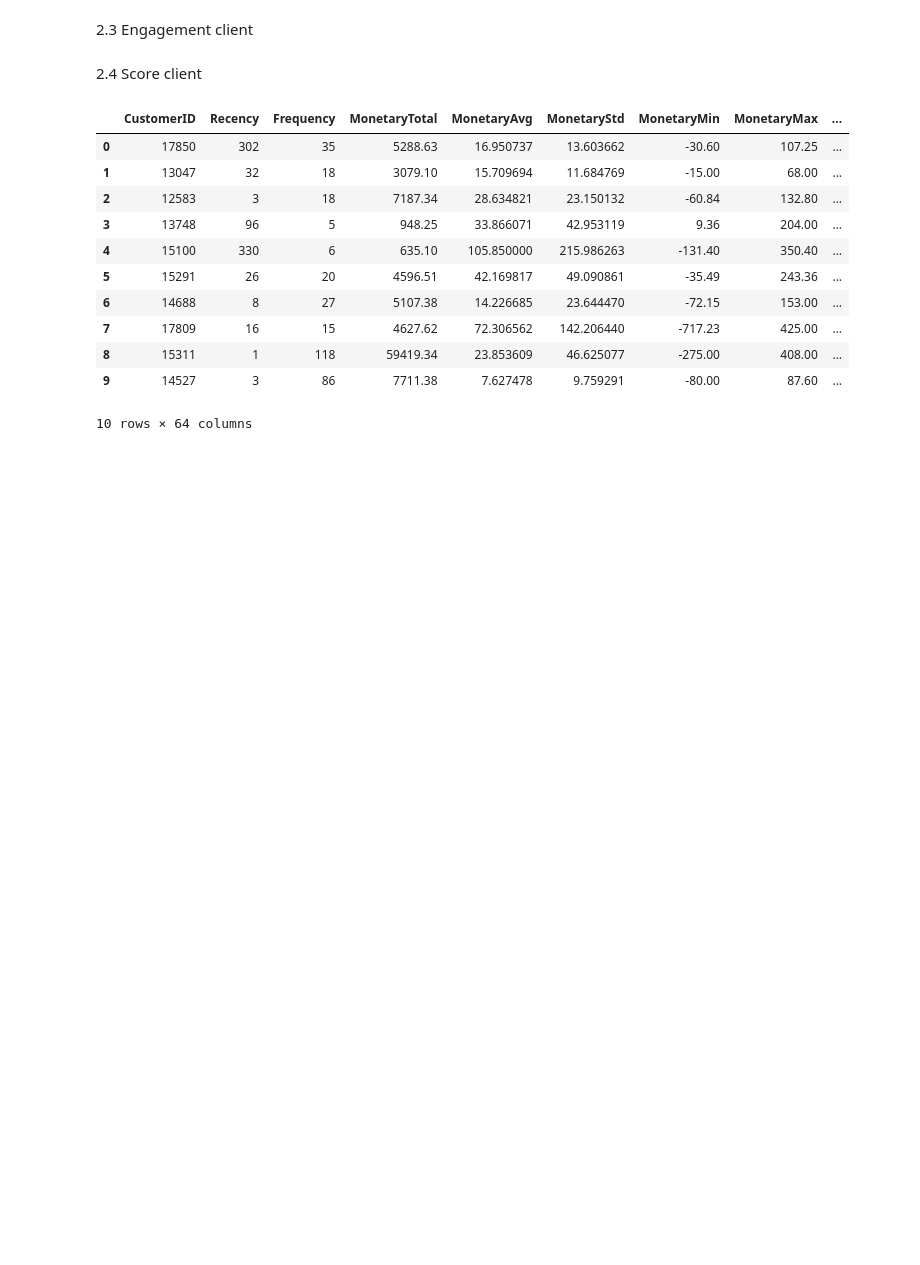
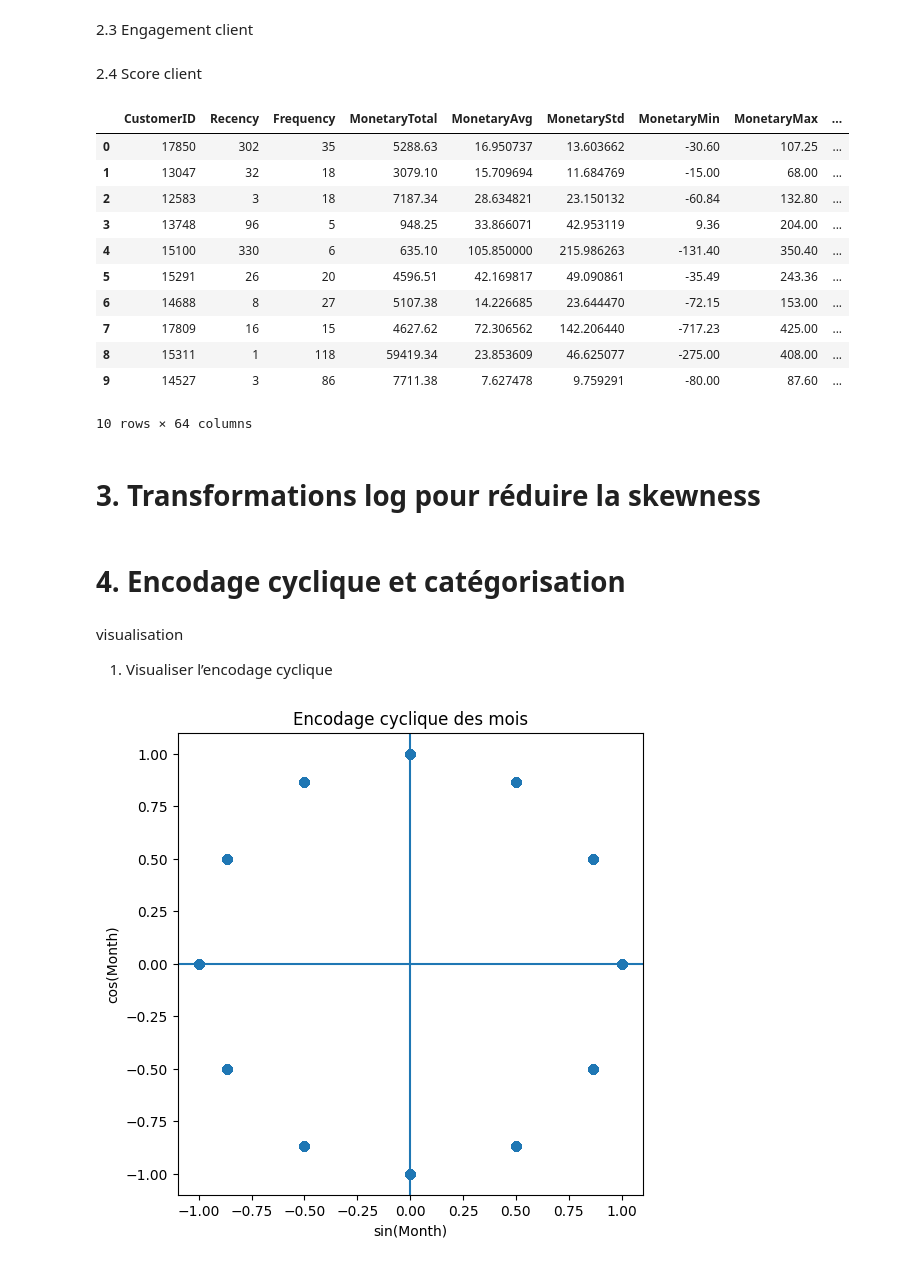
Before and after one commit to ram03roum/projetML, a Jupyter notebook: notebooks/03_feature_engeneering.ipynb, the cells around one changed output. Cells and saved outputs as stored; diff of their text form; code cells hidden in the pictures; blank space fills up the shorter version.

```diff
--- a/notebooks/03_feature_engeneering.ipynb
+++ b/notebooks/03_feature_engeneering.ipynb
@@ -171,3 +158,50 @@ df.head(10)
 | 8 | 15311 | 1 | 118 | 59419.34 | 23.853609 | 46.625077 | -275.00 | 408.00 | ... |
 | 9 | 14527 | 3 | 86 | 7711.38 | 7.627478 | 9.759291 | -80.00 | 87.60 | ... |
 10 rows × 64 columns
+# %% [markdown]
+# 3. Transformations log pour réduire la skewness
+# %%
+log_features = ['MonetaryPerDay','AvgBasketValue','ReturnImpact']
+for col in log_features:
+    df[col + '_log'] = np.log1p(df[col])
+# %% [markdown]
+# 4. Encodage cyclique et catégorisation
+# %%
+# Encodage cyclique des mois et jours
+df['RegMonth_sin'] = np.sin(2 * np.pi * df['RegMonth']/12)
+df['RegMonth_cos'] = np.cos(2 * np.pi * df['RegMonth']/12)
+df['RegWeekday_sin'] = np.sin(2 * np.pi * df['RegWeekday']/7)
+df['RegWeekday_cos'] = np.cos(2 * np.pi * df['RegWeekday']/7)
+df.drop(columns=['RegMonth','RegWeekday'], inplace=True)
+
+# Catégorisation de la récence
+# df['RecencyCategory'] = pd.cut(df['Recency'], bins=[0,30,90,180,365,np.inf],
+                            #    labels=['Very Recent','Recent','Moderate','Old','Very Old'])
+# One-Hot Encoding pour variables catégorielles
+# df = pd.get_dummies(df, columns=['RecencyCategory'], drop_first=True)
+
+# Colonnes catégorielles à encoder
+# cat_cols = ['Gender','AccountStatus','Country']
+
+# df = pd.get_dummies(df, columns=cat_cols, drop_first=True)
+
+# # Vérification rapide
+# print(df.head())
+# %% [markdown]
+visualisation
+1. Visualiser l’encodage cyclique
+# %%
+plt.figure(figsize=(6,6))
+
+plt.scatter(df['RegMonth_sin'], df['RegMonth_cos'], alpha=0.5)
+
+plt.xlabel("sin(Month)")
+plt.ylabel("cos(Month)")
+plt.title("Encodage cyclique des mois")
+
+plt.axhline(0)
+plt.axvline(0)
+
+plt.show()
+# %% [output]
+[figure, added]
```
Also changed, not shown: parts of 28 cells of this notebook, 27 other files.
